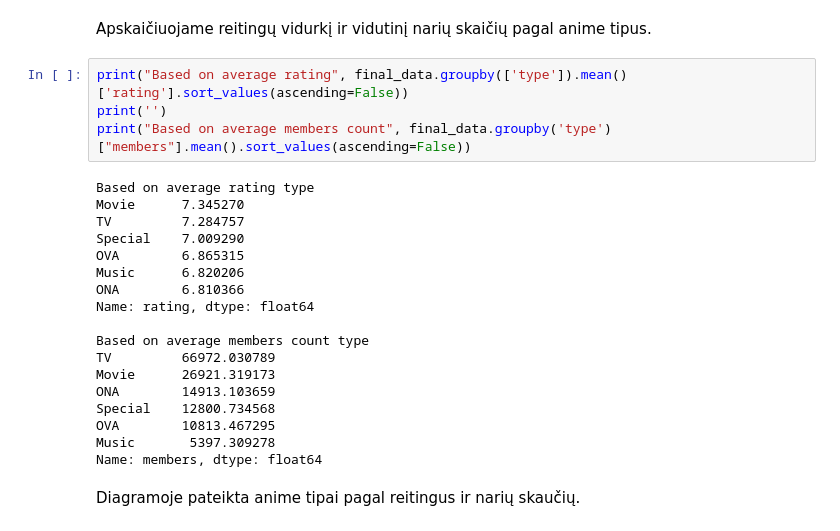
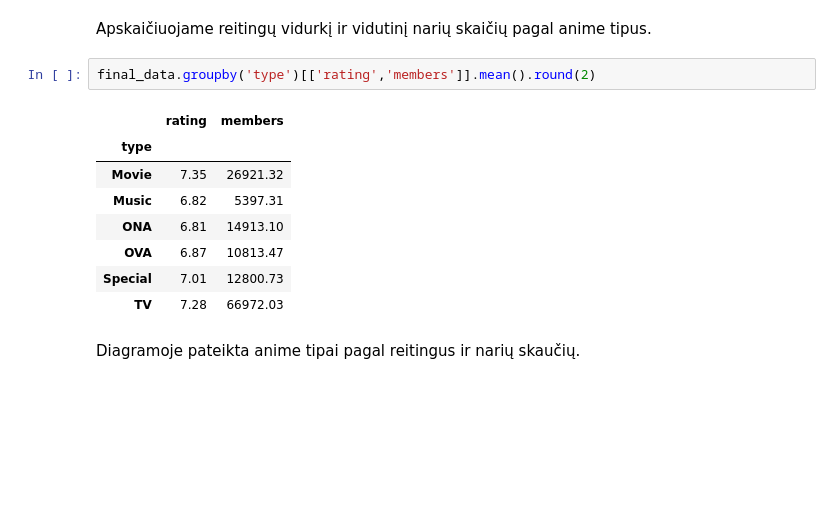
Before and after one commit to ErnestaTum/-Python_mokymai, a Jupyter notebook: baigiamasis_darbas.ipynb, the cells around one changed output. Drawn from its saved outputs; the diff is of its cells as text; blank space fills up the shorter version.

```diff
--- a/baigiamasis_darbas.ipynb
+++ b/baigiamasis_darbas.ipynb
@@ -131,28 +131,17 @@ plt.show()
 Pagal diagramą matome, kad daugiausiai kartų žiūrima TV ir Movie anime.
 # %% [markdown]
 Apskaičiuojame reitingų vidurkį ir vidutinį narių skaičių pagal anime tipus.
-# %%
-print("Based on average rating", final_data.groupby(['type']).mean()['rating'].sort_values(ascending=False))
-print('')
-print("Based on average members count", final_data.groupby('type')["members"].mean().sort_values(ascending=False))
-# %% [output]
-Based on average rating type
-Movie      7.345270
-TV         7.284757
-Special    7.009290
-OVA        6.865315
-Music      6.820206
-ONA        6.810366
-Name: rating, dtype: float64
-
-Based on average members count type
-TV         66972.030789
-Movie      26921.319173
-ONA        14913.103659
-Special    12800.734568
-OVA        10813.467295
-Music       5397.309278
-Name: members, dtype: float64
+# %%
+final_data.groupby('type')[['rating','members']].mean().round(2)
+# %% [output]
+|  | rating | members |
+| type |  |  |
+| Movie | 7.35 | 26921.32 |
+| Music | 6.82 | 5397.31 |
+| ONA | 6.81 | 14913.10 |
+| OVA | 6.87 | 10813.47 |
+| Special | 7.01 | 12800.73 |
+| TV | 7.28 | 66972.03 |
 # %% [markdown]
 Diagramoje pateikta anime tipai pagal reitingus ir narių skaučių.
 # %%
```
Also changed, not shown: parts of 13 cells of this notebook.
